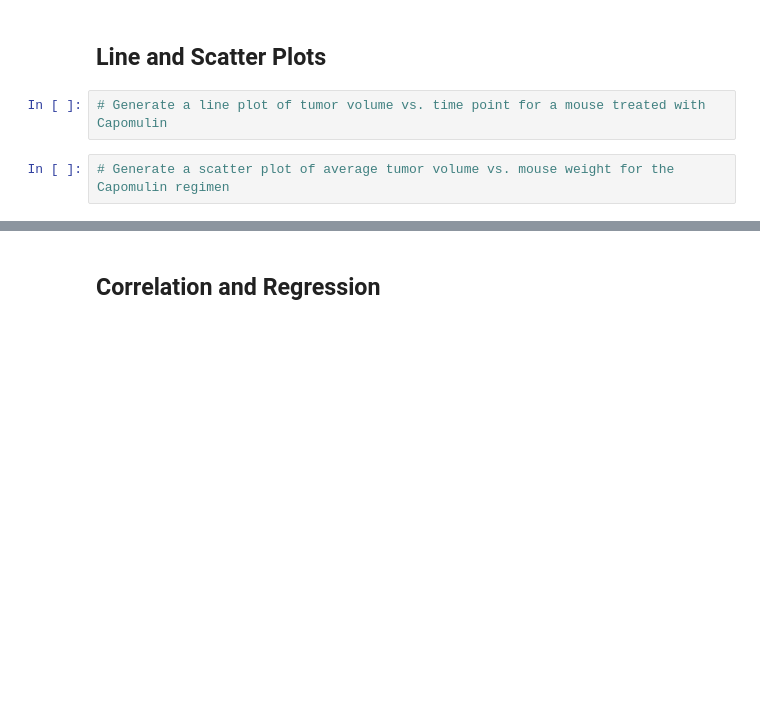
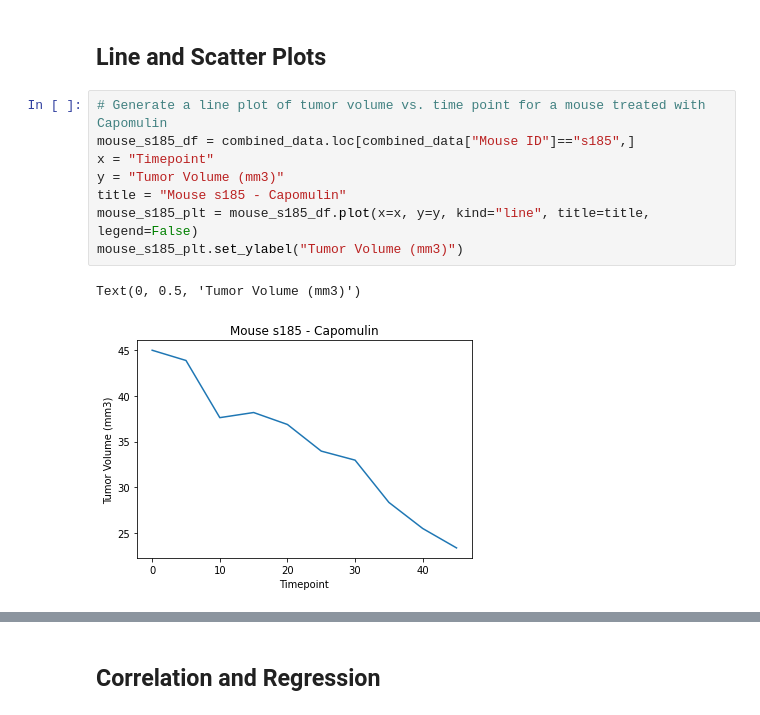
Before and after one commit to abaker178/matplotlib-challenge, a Jupyter notebook: pymaceuticals.ipynb, the cells around one changed output, grey strips where cells are left out. Saved outputs shown, nothing was run; the diff lists cells and outputs as text; blank space fills up the shorter version.

```diff
--- a/pymaceuticals.ipynb
+++ b/pymaceuticals.ipynb
@@ -277,5 +278,12 @@ plt.show()
 ## Line and Scatter Plots
 # %%
 # Generate a line plot of tumor volume vs. time point for a mouse treated with Capomulin
+mouse_s185_df = combined_data.loc[combined_data["Mouse ID"]=="s185",]
+x = "Timepoint"
+y = "Tumor Volume (mm3)"
+title = "Mouse s185 - Capomulin"
+mouse_s185_plt = mouse_s185_df.plot(x=x, y=y, kind="line", title=title, legend=False)
+mouse_s185_plt.set_ylabel("Tumor Volume (mm3)")
+# %% [output]
+Text(0, 0.5, 'Tumor Volume (mm3)')
+[figure, added]
-# %%
-# Generate a scatter plot of average tumor volume vs. mouse weight for the Capomulin regimen
```
Also changed, not shown: parts of 2 cells of this notebook.
